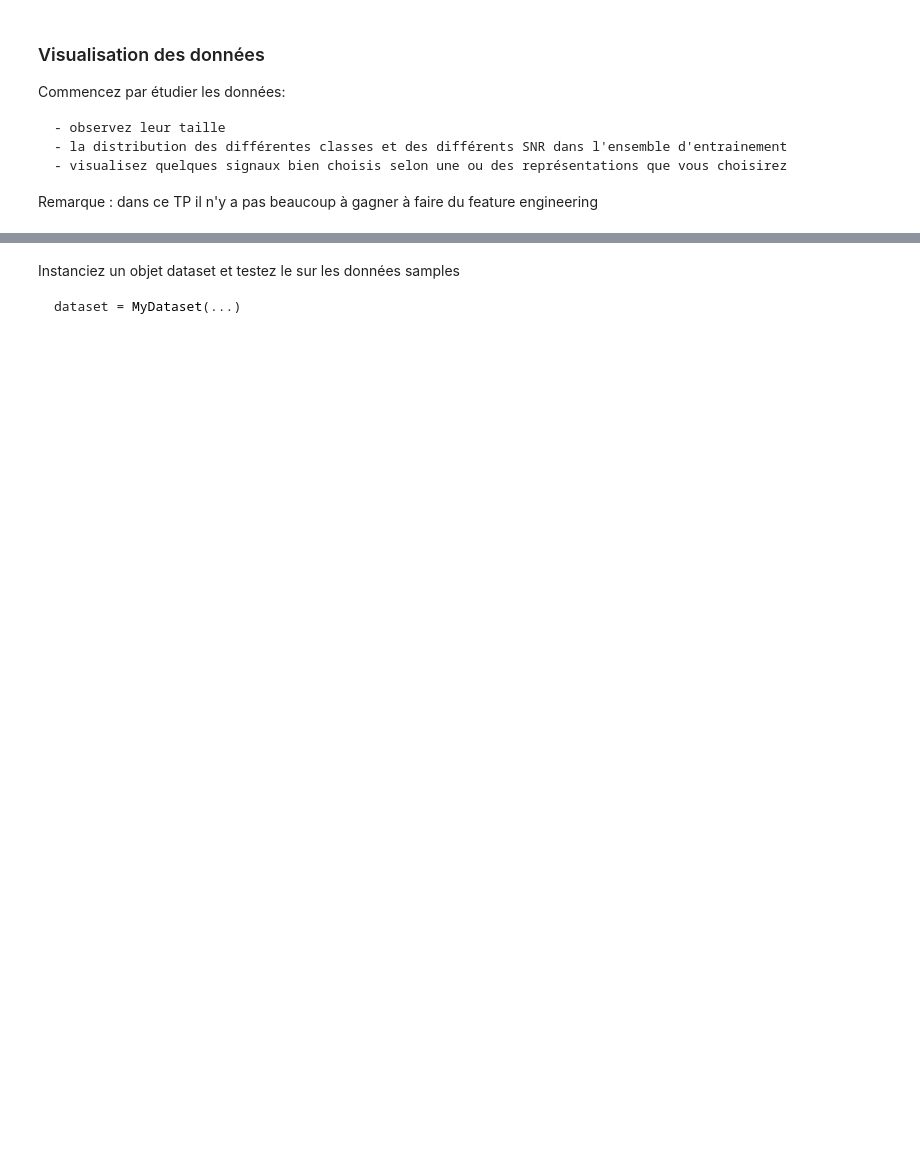
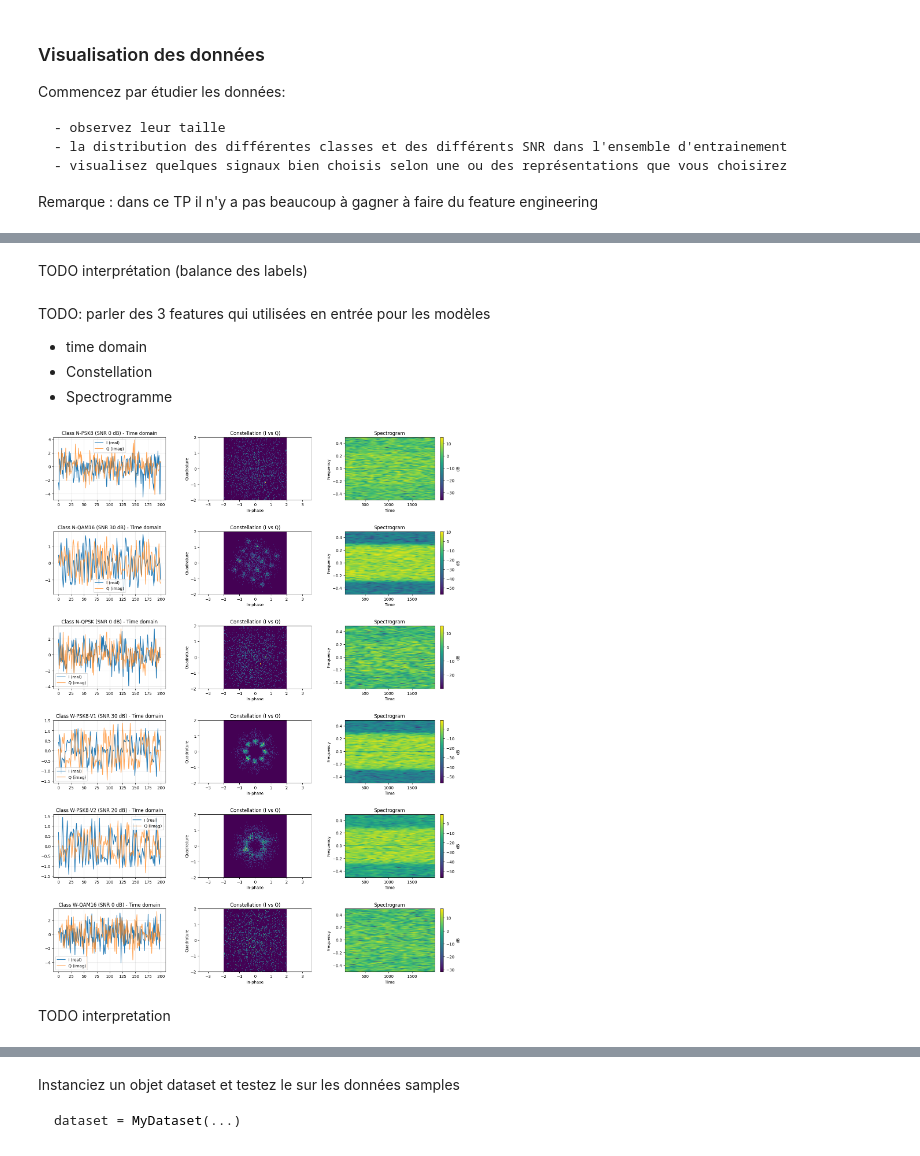
Before and after one commit to Octave-Jeanne/TP3_Deep_et_Signal, a Jupyter notebook: dlts_tp3.ipynb, the cells around one changed output, grey strips where cells are left out. Saved outputs shown, nothing was run; the diff lists cells and outputs as text; code cells hidden in the pictures; blank space fills up the shorter version.

```diff
--- a/dlts_tp3.ipynb
+++ b/dlts_tp3.ipynb
@@ -248,4 +171,0 @@ def plot_spectrogram(signal                 :   np.ndarray,
-# %%
-idx = 7
-
-plot_signal(signal = signals[idx])
@@ -306 +202,50 @@ plt.imshow(a)
+# %% [markdown]
+TODO interprétation (balance des labels)
+# %% [markdown]
+TODO: parler des 3 features qui utilisées en entrée pour les modèles
+- time domain
+- Constellation
+- Spectrogramme
+# %%
+unique_labels = np.array(list(labels.keys()))
+_, axes = plt.subplots(6, 3, figsize=(18, 4 * 6))
+plt.subplots_adjust(hspace=0.5, wspace=0.3)
+
+for i, label_id in enumerate(unique_labels):
+    indices = np.where(labels_id == label_id)[0]
+    idx = np.random.choice(indices)
+
+    sig_sample = signals[idx] # (2048, 2)
+    label_name_sample = id_to_label[label_id]
+    snr_sample = snr[idx]
+
+    t_200 = np.arange(200)
+    axes[i, 0].plot(t_200, sig_sample[:200, 0], label='I (real)')
+    axes[i, 0].plot(t_200, sig_sample[:200, 1], label='Q (imag)', alpha=0.7)
+    axes[i, 0].set_title(f"Class {label_name_sample} (SNR {snr_sample} dB) - Time domain")
+    axes[i, 0].legend()
+    axes[i, 0].grid(True, alpha=0.3)
+
+    axes[i, 1].hist2d(sig_sample[:, 0], sig_sample[:, 1], bins=100, range=[[-2, 2], [-2, 2]])
+    axes[i, 1].set_title("Constellation (I vs Q)")
+    axes[i, 1].set_xlabel("In-phase")
+    axes[i, 1].set_ylabel("Quadrature")
+    axes[i, 1].axis('equal')
+
+    sig_complex = sig_sample[:, 0] + 1j * sig_sample[:, 1]
+    f, t, Sxx = spectrogram(sig_complex, fs=1.0, nperseg=128, noverlap=64, return_onesided=False)
+    Sxx = np.fft.fftshift(Sxx, axes=0)
+    f = np.fft.fftshift(f)
+
+    im = axes[i, 2].pcolormesh(t, f, 10 * np.log10(Sxx + 1e-10), shading='gouraud')
+    axes[i, 2].set_title("Spectrogram")
+    axes[i, 2].set_ylabel("Frequency")
+    axes[i, 2].set_xlabel("Time")
+    plt.colorbar(im, ax=axes[i, 2], label='dB')
+
+plt.show()
+# %% [output]
+[figure, added]
+# %% [markdown]
+TODO interpretation
 # %% [markdown]
```
Also changed, not shown: parts of 119 cells of this notebook.
